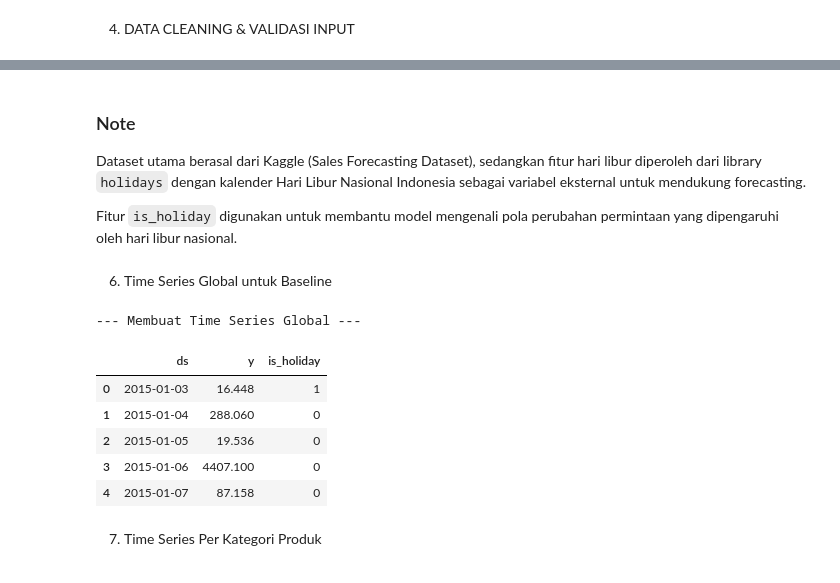
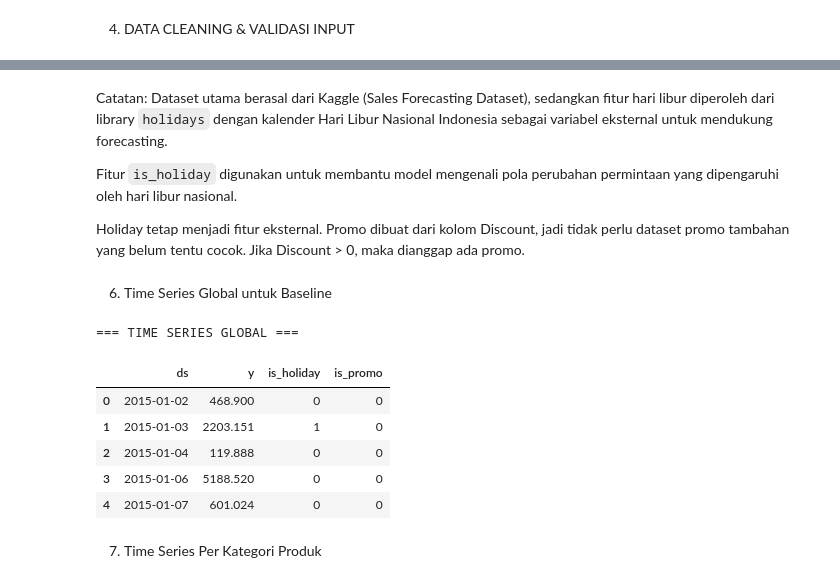
Before and after one commit to shavel28/StockSight-AI-PJK-GM073, a Jupyter notebook: Notebooks/Data_Engineering_Pipeline.ipynb, the cells around one changed output, grey strips where cells are left out. Saved outputs shown, nothing was run; the diff lists cells and outputs as text; code cells hidden in the pictures.

Commit message:
feat(data-engineering): improve preprocessing and feature engineering

```diff
--- a/Notebooks/Data_Engineering_Pipeline.ipynb
+++ b/Notebooks/Data_Engineering_Pipeline.ipynb
@@ -31,11 +42,16 @@ import seaborn as sns
 # %%
-print("--- Mengunduh Dataset ---")
+print("=== DATA INGESTION ===")
 
 path = kagglehub.dataset_download("rohitsahoo/sales-forecasting")
-file_path = os.path.join(path, "train.csv")
+csv_files = glob.glob(os.path.join(path, "*.csv"))
 
-df_raw = pd.read_csv(file_path)
+print("File CSV ditemukan:")
+print(csv_files)
 
-print(f"Dataset berhasil dimuat. Ukuran: {df_raw.shape}")
+df_raw = pd.read_csv(csv_files[0])
+
+print("\nDataset berhasil dimuat")
+print("Shape:", df_raw.shape)
+
 df_raw.head()
 # %% [output]
@@ -158,30 +246,40 @@ Jumlah transaksi pada hari libur: 439
 # %% [markdown]
-### Note
-
-Dataset utama berasal dari Kaggle (Sales Forecasting Dataset), sedangkan fitur hari libur diperoleh dari library `holidays` dengan kalender Hari Libur Nasional Indonesia sebagai variabel eksternal untuk mendukung forecasting.
+Catatan: Dataset utama berasal dari Kaggle (Sales Forecasting Dataset), sedangkan fitur hari libur diperoleh dari library `holidays` dengan kalender Hari Libur Nasional Indonesia sebagai variabel eksternal untuk mendukung forecasting.
 
 Fitur `is_holiday` digunakan untuk membantu model mengenali pola perubahan permintaan yang dipengaruhi oleh hari libur nasional.
+
+Holiday tetap menjadi fitur eksternal. Promo dibuat dari kolom Discount, jadi tidak perlu dataset promo tambahan yang belum tentu cocok. Jika Discount > 0, maka dianggap ada promo.
 # %% [markdown]
 6. Time Series Global untuk Baseline
 # %%
-print("--- Membuat Time Series Global ---")
+print("=== TIME SERIES GLOBAL ===")
 
-df_ts_global = df_cleaned.groupby('Order Date').agg({
-    'Sales': 'sum',
-    'is_holiday': 'max'
-}).reset_index()
+df_ts_global = (
+    df_cleaned
+    .groupby('Order Date')
+    .agg({
+        'Sales': 'sum',
+        'is_holiday': 'max',
+        'is_promo': 'max'
+    })
+    .reset_index()
+)
 
-df_ts_global.columns = ['ds', 'y', 'is_holiday']
-df_ts_global = df_ts_global.sort_values('ds').reset_index(drop=True)
+df_ts_global = df_ts_global.rename(
+    columns={
+        'Order Date': 'ds',
+        'Sales': 'y'
+    }
+)
 
 df_ts_global.head()
 # %% [output]
---- Membuat Time Series Global ---
+=== TIME SERIES GLOBAL ===
-|  | ds | y | is_holiday |
-| 0 | 2015-01-03 | 16.448 | 1 |
-| 1 | 2015-01-04 | 288.060 | 0 |
-| 2 | 2015-01-05 | 19.536 | 0 |
-| 3 | 2015-01-06 | 4407.100 | 0 |
-| 4 | 2015-01-07 | 87.158 | 0 |
+|  | ds | y | is_holiday | is_promo |
+| 0 | 2015-01-02 | 468.900 | 0 | 0 |
+| 1 | 2015-01-03 | 2203.151 | 1 | 0 |
+| 2 | 2015-01-04 | 119.888 | 0 | 0 |
+| 3 | 2015-01-06 | 5188.520 | 0 | 0 |
+| 4 | 2015-01-07 | 601.024 | 0 | 0 |
 # %% [markdown]
 7. Time Series Per Kategori Produk
```
Also changed, not shown: parts of 59 cells of this notebook.
